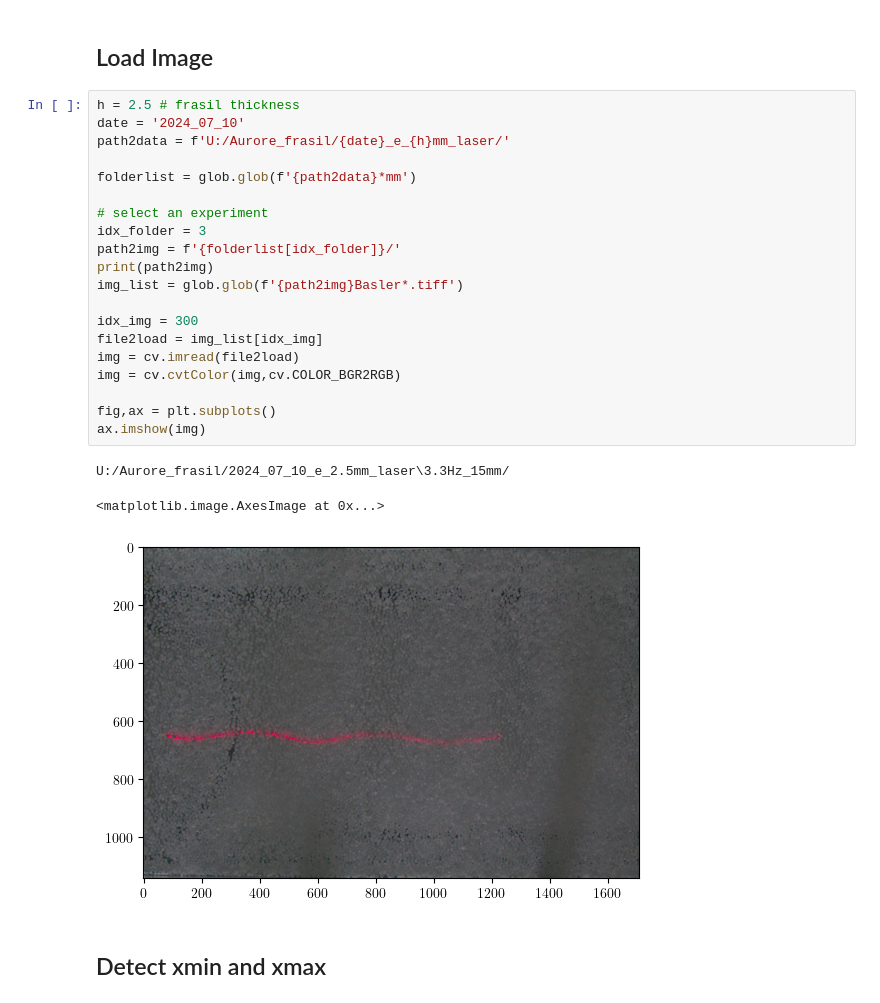
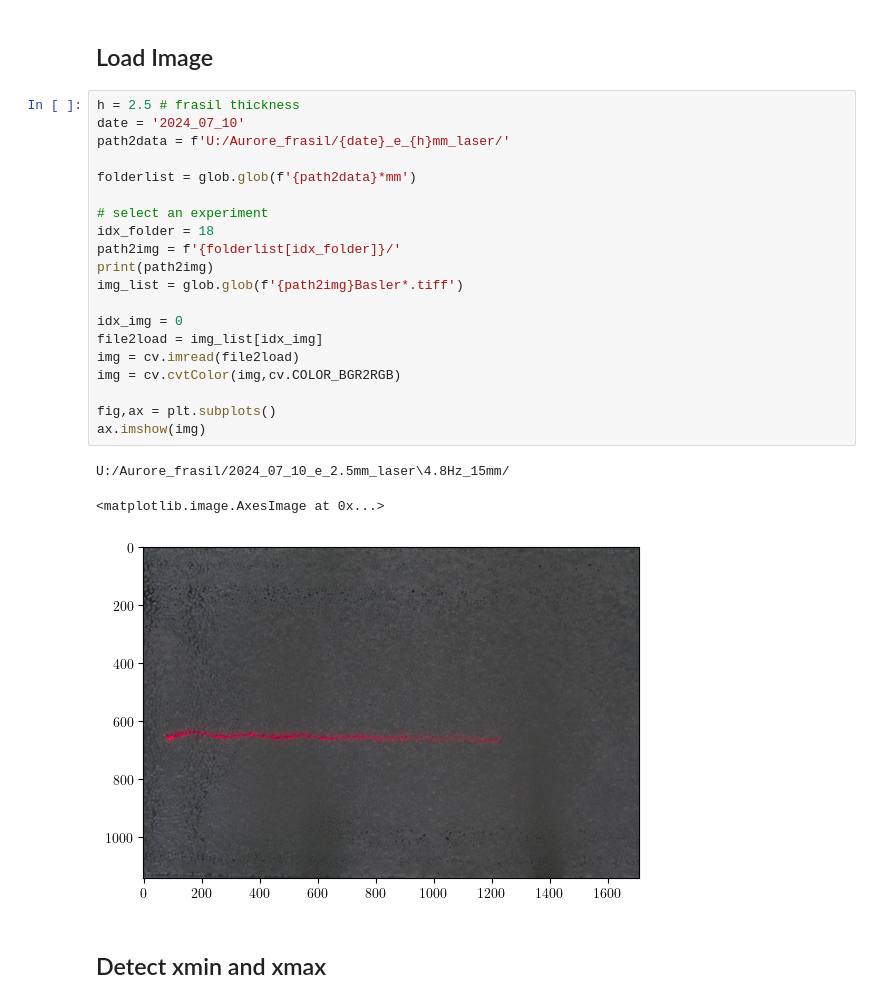
Before and after one commit to Turbotice/icewave, a Jupyter notebook: icewave/sebastien/lab_frasil/notebook_extract_laser_profile.ipynb, the cells around one changed output. Saved outputs shown, nothing was run; the diff lists cells and outputs as text.

Commit message:
Update waves lab frasil scripts

```diff
--- a/icewave/sebastien/lab_frasil/notebook_extract_laser_profile.ipynb
+++ b/icewave/sebastien/lab_frasil/notebook_extract_laser_profile.ipynb
@@ -233,27 +256,27 @@ def single_experiment_extraction(path2img,table_param,results_folder):
 # %%
 h = 2.5 # frasil thickness
 date = '2024_07_10'
 path2data = f'U:/Aurore_frasil/{date}_e_{h}mm_laser/'
 
 folderlist = glob.glob(f'{path2data}*mm')
 
 # select an experiment
-idx_folder = 3
+idx_folder = 18
 path2img = f'{folderlist[idx_folder]}/'
 print(path2img)
 img_list = glob.glob(f'{path2img}Basler*.tiff')
 
-idx_img = 300
+idx_img = 0
 file2load = img_list[idx_img]
 img = cv.imread(file2load)
 img = cv.cvtColor(img,cv.COLOR_BGR2RGB)
 
 fig,ax = plt.subplots()
 ax.imshow(img)
 # %% [output]
-U:/Aurore_frasil/2024_07_10_e_2.5mm_laser\3.3Hz_15mm/
+U:/Aurore_frasil/2024_07_10_e_2.5mm_laser\4.8Hz_15mm/
 <matplotlib.image.AxesImage at 0x...>
-[figure, old version]
+[figure, new version]
 # %% [markdown]
 ## Detect xmin and xmax
 # %%
```
Also changed, not shown: parts of 18 cells of this notebook, 8 other files.
